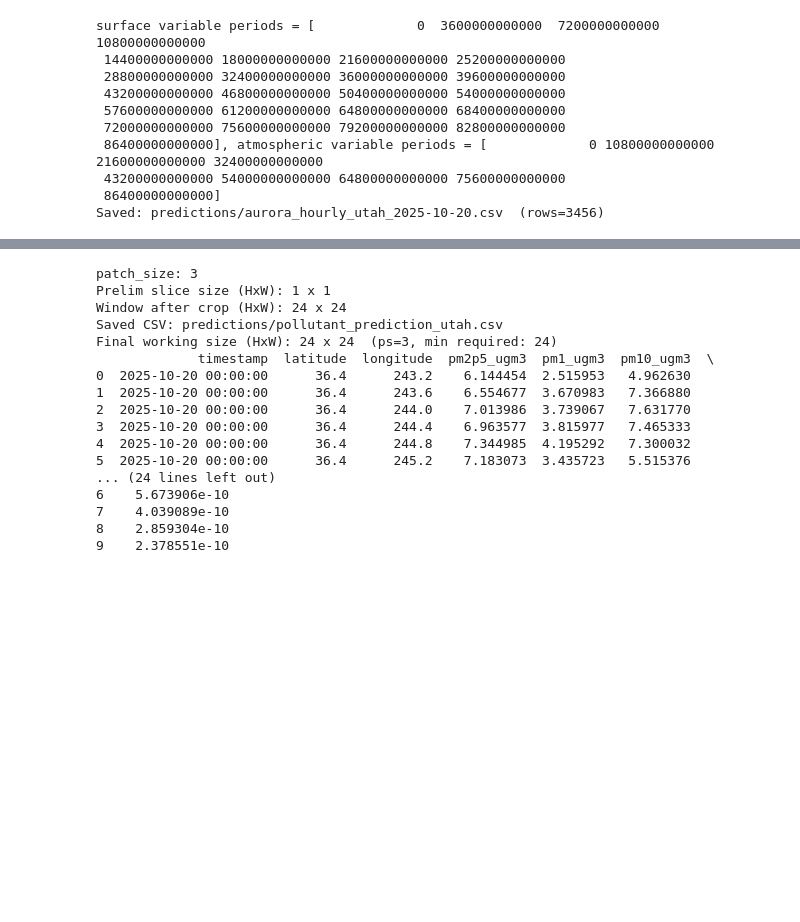
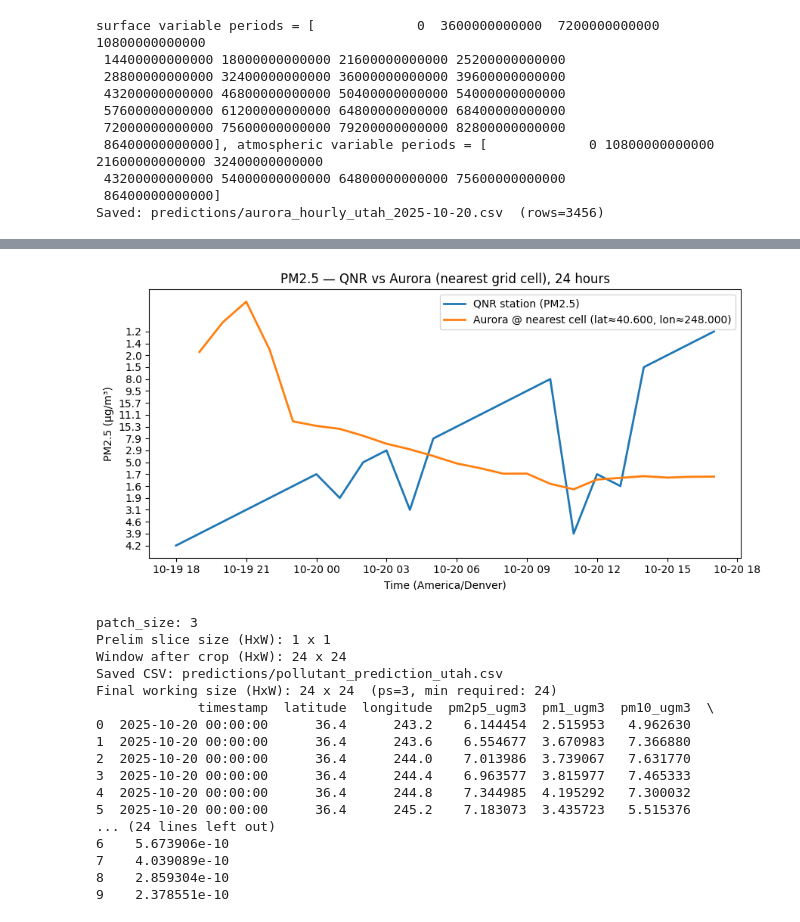
Before and after one commit to sci-ndp/stream-simulation-ebus, a Jupyter notebook: timestep_aurora.ipynb, the cells around one changed output, grey strips where cells are left out. Cells and saved outputs as stored; diff of their text form; code cells hidden in the pictures; blank space fills up the shorter version.

```diff
--- a/timestep_aurora.ipynb
+++ b/timestep_aurora.ipynb
@@ -237,3 +311,80 @@ Saved: predictions/aurora_hourly_utah_2025-10-20.csv  (rows=3456)
+# %%
+import pandas as pd
+import numpy as np
+import matplotlib.pyplot as plt
+
+# --- file paths (edit if needed) ---
+station_csv = "./aq_data/QNR.2025-10-21.csv"                           # your first file
+model_csv   = "./predictions/aurora_hourly_utah_2025-10-20.csv"  # your second file
+
+# --- QNR station location ---
+site_lat = 40.66284
+site_lon = -111.90180
+site_lon_0360 = (site_lon + 360.0) if site_lon < 0 else site_lon  # -> 248.09820
+
+# --- load data ---
+# --- parse timestamps (UTC) ---
+# --- load data ---
+df_obs = pd.read_csv(
+    station_csv,
+    comment="#",            # ignore commented header lines
+    skip_blank_lines=True,
+    on_bad_lines="skip"     # skip any stray malformed rows
+)
+df_obs = df_obs[df_obs["Date_Time"].notna()]  # drop the units row
+
+df_mod = pd.read_csv(model_csv)
+
+
+df_obs["timestamp"] = pd.to_datetime(df_obs["Date_Time"], utc=True)
+df_mod["timestamp"] = pd.to_datetime(df_mod["timestamp"], utc=True)
+
+# --- choose the 24h window (from the obs file’s date) ---
+day0 = df_obs["timestamp"].dt.floor("D").min()
+start = day0
+end   = day0 + pd.Timedelta(hours=23)
+
+df_obs_24 = df_obs[(df_obs["timestamp"] >= start) & (df_obs["timestamp"] <= end)].copy()
+df_mod_24 = df_mod[(df_mod["timestamp"] >= start) & (df_mod["timestamp"] <= end)].copy()
+
+# --- find nearest model grid point to the site ---
+lat_vals = df_mod_24["lat"].unique()
+lon_vals = df_mod_24["lon"].unique()
+
+lat_near = lat_vals[np.abs(lat_vals - site_lat).argmin()]
+lon_near = lon_vals[np.abs(lon_vals - site_lon_0360).argmin()]
+
+df_mod_pt = df_mod_24[(np.isclose(df_mod_24["lat"], lat_near)) & (np.isclose(df_mod_24["lon"], lon_near))]
+# if multiple rows per timestamp slip through, average them
+df_mod_ts = df_mod_pt.groupby("timestamp", as_index=False)["pm2p5_ugm3"].mean()
+
+# --- build obs timeseries (column is PM_25_concentration_set_1 in µg/m³) ---
+df_obs_ts = df_obs_24[["timestamp", "PM_25_concentration_set_1"]].rename(
+    columns={"PM_25_concentration_set_1": "pm2p5_ugm3"}
+)
+
+# --- align to hourly index (optional but keeps lines clean) ---
+hourly_idx = pd.date_range(start=start, end=end, freq="H", tz="UTC")
+obs_series = df_obs_ts.set_index("timestamp").reindex(hourly_idx)["pm2p5_ugm3"]
+mod_series = df_mod_ts.set_index("timestamp").reindex(hourly_idx)["pm2p5_ugm3"]
+
+# --- plot ---
+tz = "America/Denver"
+obs_series_mt = obs_series.tz_convert(tz)
+mod_series_mt = mod_series.tz_convert(tz)
+
+# --- plot in Mountain Time ---
+plt.figure(figsize=(9, 4.5))
+plt.plot(obs_series_mt.index, obs_series_mt, label="QNR station (PM2.5)", linewidth=2)
+plt.plot(mod_series_mt.index, mod_series_mt, label=f"Aurora @ nearest cell (lat≈{lat_near:.3f}, lon≈{lon_near:.3f})", linewidth=2)
+plt.xlabel("Time (America/Denver)")
+plt.ylabel("PM2.5 (µg/m³)")
+plt.title("PM2.5 — QNR vs Aurora (nearest grid cell), 24 hours")
+plt.legend()
+plt.tight_layout()
+plt.show()
+# %% [output]
+[figure, added]
 # %%
 #####################################
 # ALL DATA Create UTAH/SLC SLICE csv contains hour timestamp
```
Also changed, not shown: parts of 2 cells of this notebook.
